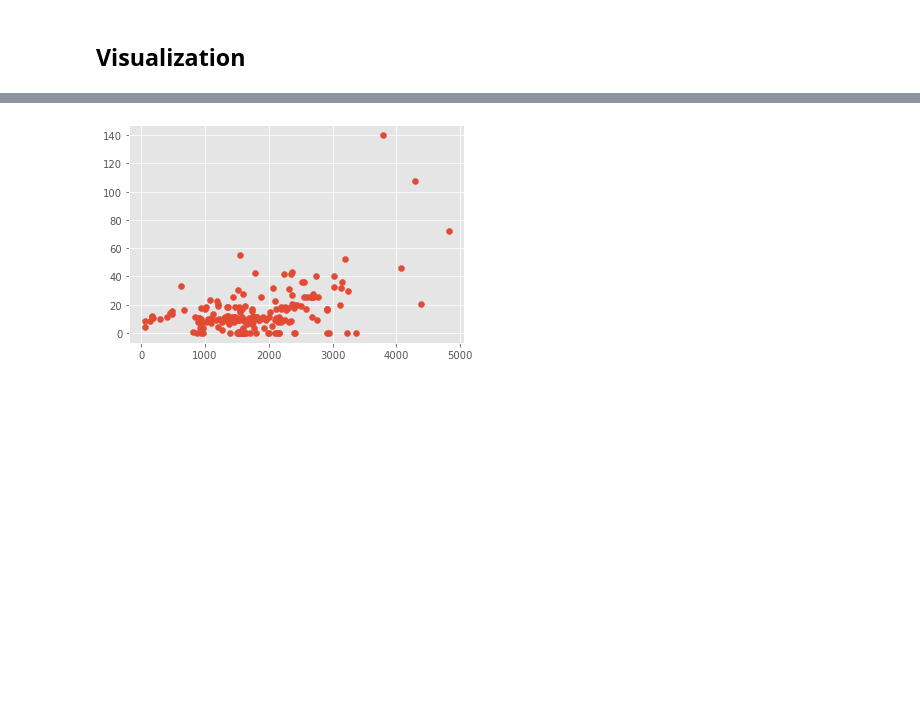
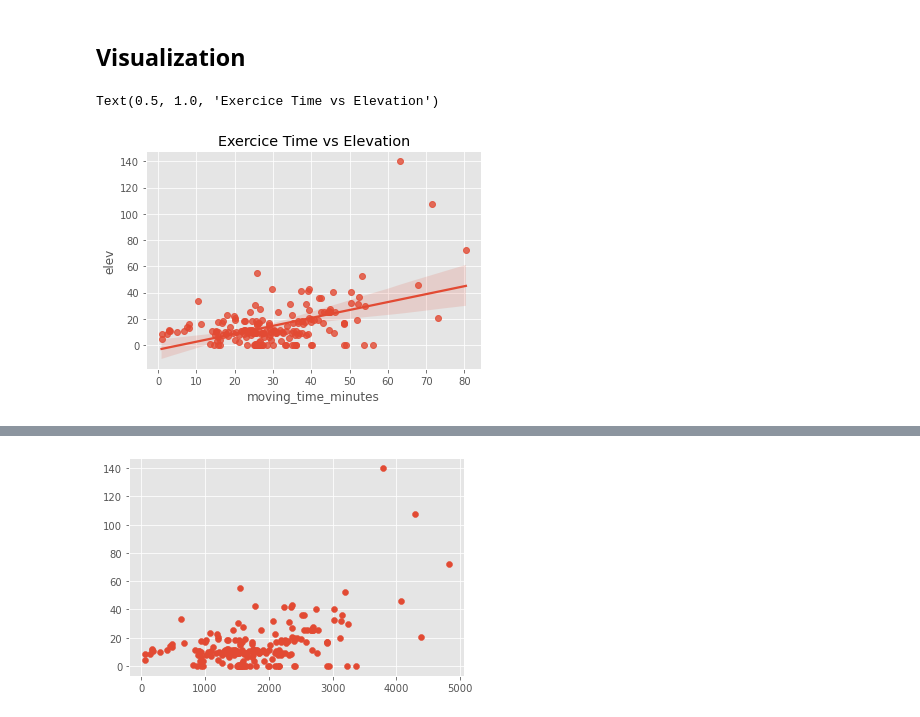
Before and after one commit to Lucs1590/strava-analysis, a Jupyter notebook: strava_analysis.ipynb, the cells around one changed output, grey strips where cells are left out. Saved outputs shown, nothing was run; the diff lists cells and outputs as text; code cells hidden in the pictures; blank space fills up the shorter version.

```diff
--- a/strava_analysis.ipynb
+++ b/strava_analysis.ipynb
@@ -434,3 +439,8 @@ runs.describe().transpose()
 | year | 203.0 | 2.020788e+03 | 9.224688e-01 | 2.019000e+03 | 2.020000e+03 | 2.021000e+03 | 2.021000e+03 | 2.022000e+03 |
 # %% [markdown]
 ## Visualization
+# %%
+sns.regplot(x='moving_time_minutes', y = 'elev', data=runs).set_title("Exercice Time vs Elevation")
+# %% [output]
+Text(0.5, 1.0, 'Exercice Time vs Elevation')
+[figure, added]
```
Also changed, not shown: parts of 12 cells of this notebook, 1 other file.
